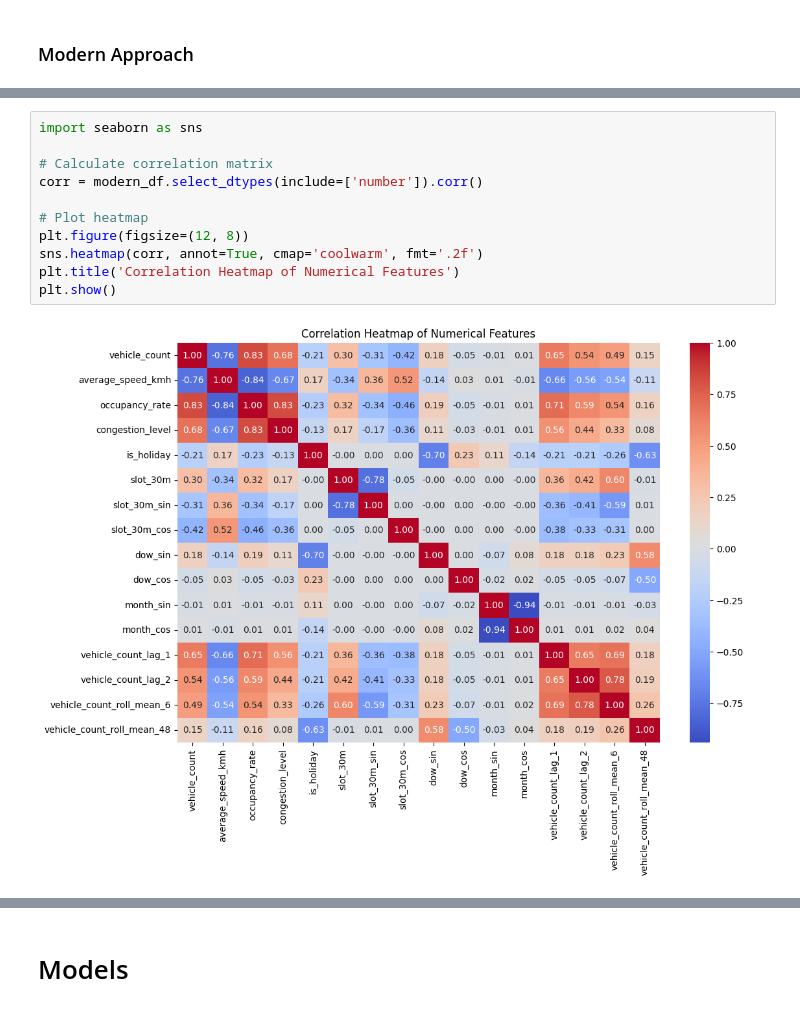
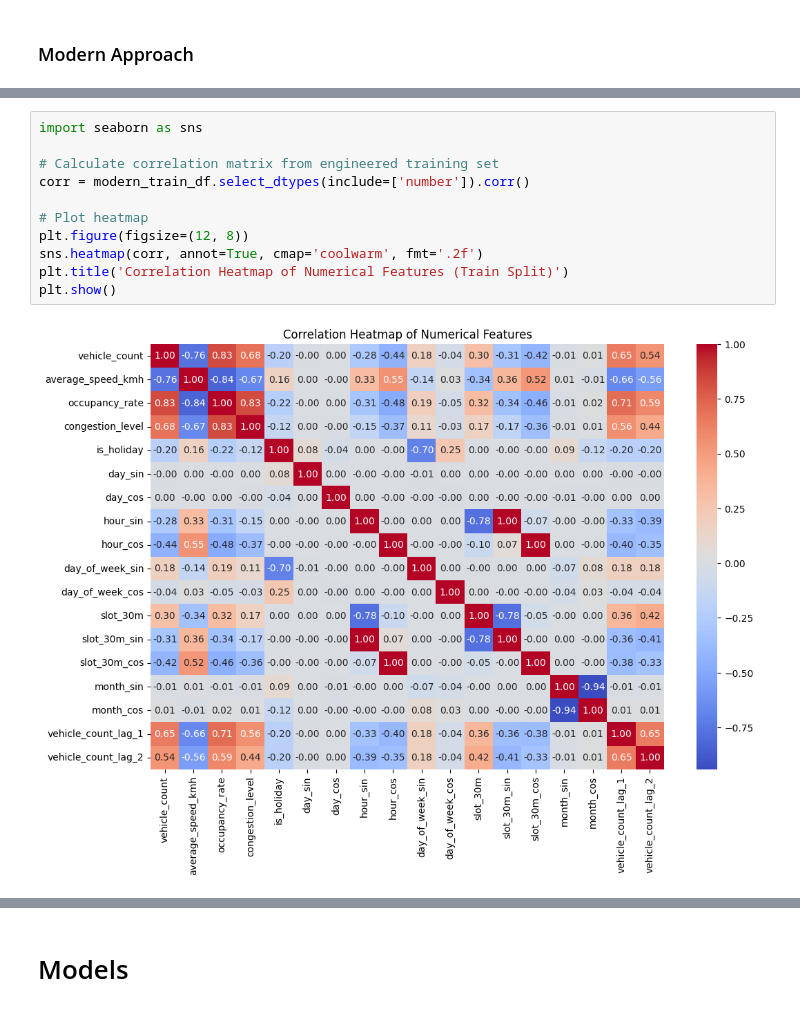
Before and after one commit to Albertouskas/traffic_flow_prediction_forecasting_and_analysis, a Jupyter notebook: traffic_forecast.ipynb, the cells around one changed output, grey strips where cells are left out. Drawn from its saved outputs; the diff is of its cells as text.

```diff
--- a/traffic_forecast.ipynb
+++ b/traffic_forecast.ipynb
@@ -285,13 +232,13 @@ memory usage: 26.0+ MB
 # %%
 import seaborn as sns
 
-# Calculate correlation matrix
-corr = modern_df.select_dtypes(include=['number']).corr()
+# Calculate correlation matrix from engineered training set
+corr = modern_train_df.select_dtypes(include=['number']).corr()
 
 # Plot heatmap
 plt.figure(figsize=(12, 8))
 sns.heatmap(corr, annot=True, cmap='coolwarm', fmt='.2f')
-plt.title('Correlation Heatmap of Numerical Features')
+plt.title('Correlation Heatmap of Numerical Features (Train Split)')
 plt.show()
 # %% [output]
-[figure, old version]
+[figure, new version]
```
Also changed, not shown: parts of 8 cells of this notebook.
